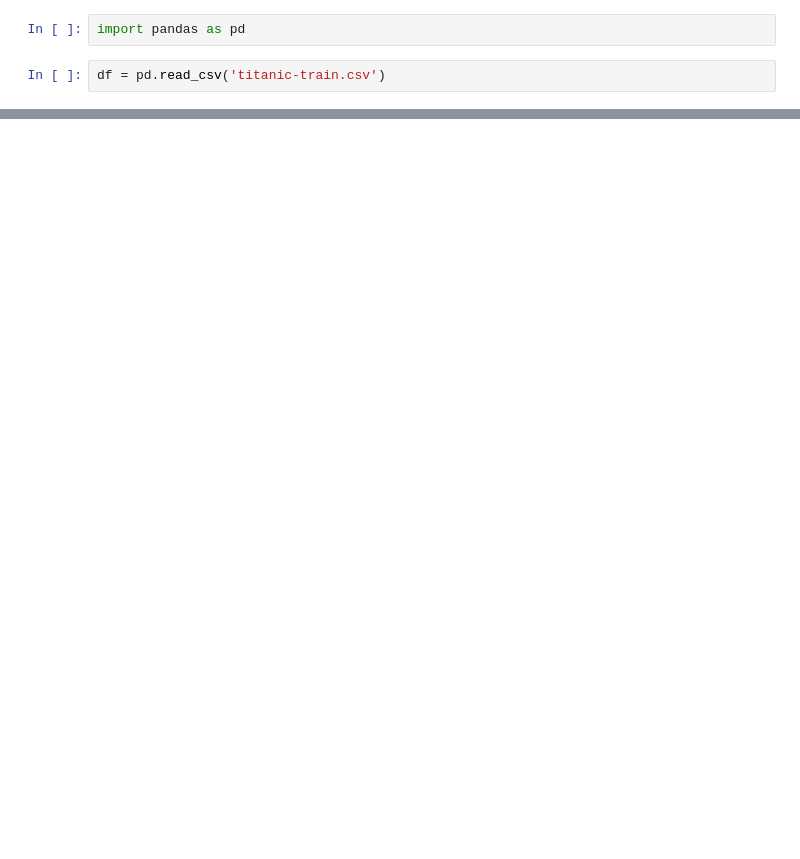
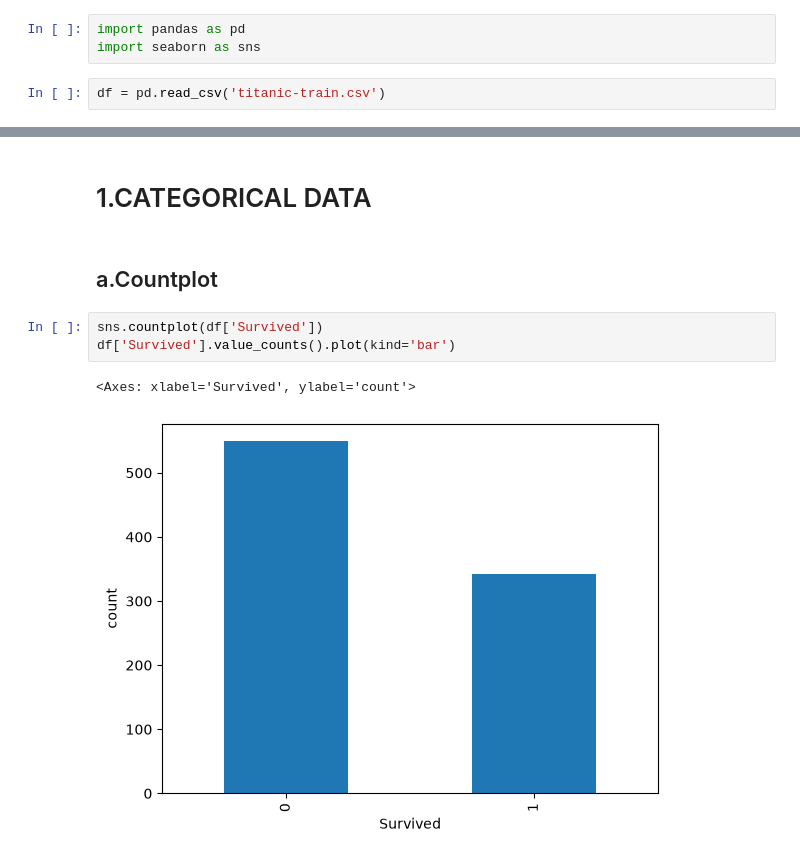
Before and after one commit to AyushBhor04/Machine-Learning, a Jupyter notebook: Day-07-EDA using Univariate analysis.ipynb, the cells around one changed output, grey strips where cells are left out. Saved outputs shown, nothing was run; the diff lists cells and outputs as text; blank space fills up the shorter version.

```diff
--- a/Day-07-EDA using Univariate analysis.ipynb
+++ b/Day-07-EDA using Univariate analysis.ipynb
@@ -1,5 +19,6 @@
 # %%
 import pandas as pd
+import seaborn as sns
 # %%
 df = pd.read_csv('titanic-train.csv')
 # %%
@@ -11,3 +30,13 @@ df.head()
 | 2 | 3 | 1 | 3 | Heikkinen, Miss. Laina | female | 26.0 | 0 | 0 | STON/O2. 3101282 | 7.9250 | ... |
 | 3 | 4 | 1 | 1 | Futrelle, Mrs. Jacques Heath (Lil... | female | 35.0 | 1 | 0 | 113803 | 53.1000 | ... |
 | 4 | 5 | 0 | 3 | Allen, Mr. William Henry | male | 35.0 | 0 | 0 | 373450 | 8.0500 | ... |
+# %% [markdown]
+# 1.CATEGORICAL DATA
+# %% [markdown]
+## a.Countplot
+# %%
+sns.countplot(df['Survived'])
+df['Survived'].value_counts().plot(kind='bar')
+# %% [output]
+<Axes: xlabel='Survived', ylabel='count'>
+[figure, added]
```
Also changed, not shown: parts of 20 cells of this notebook.
